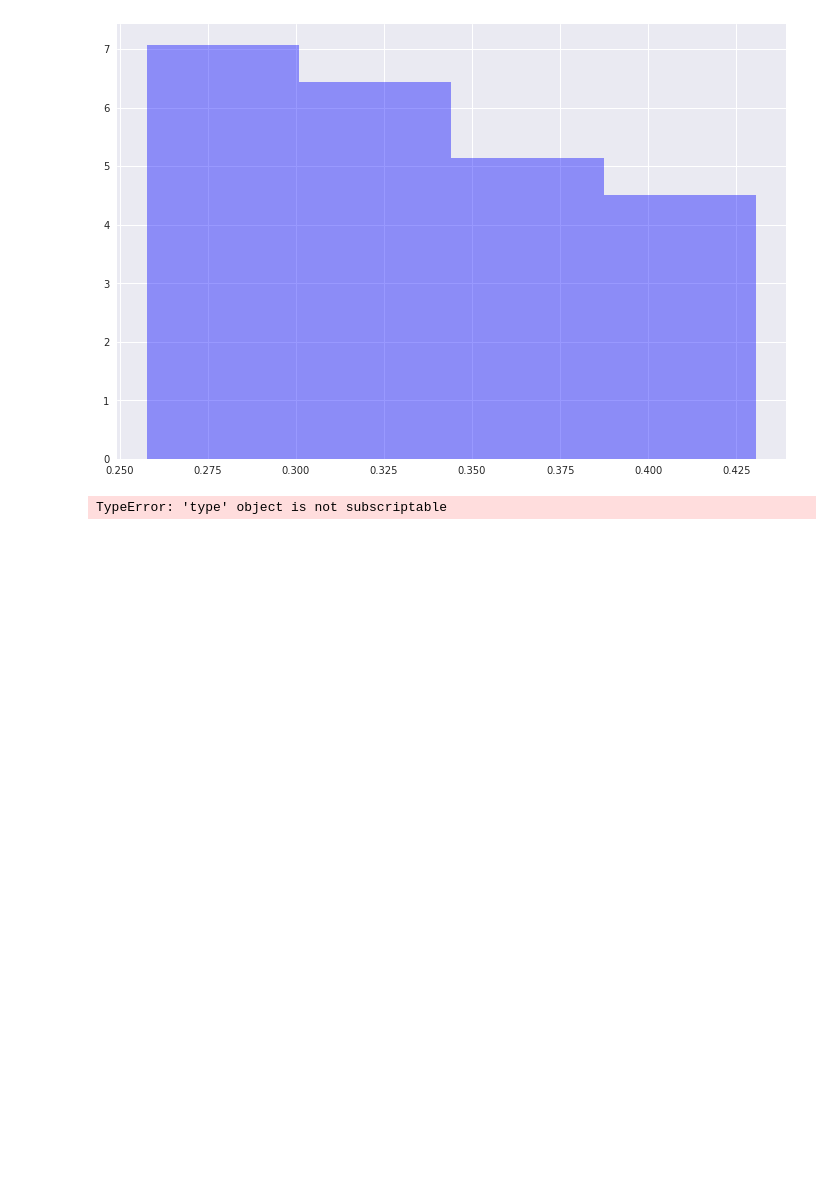
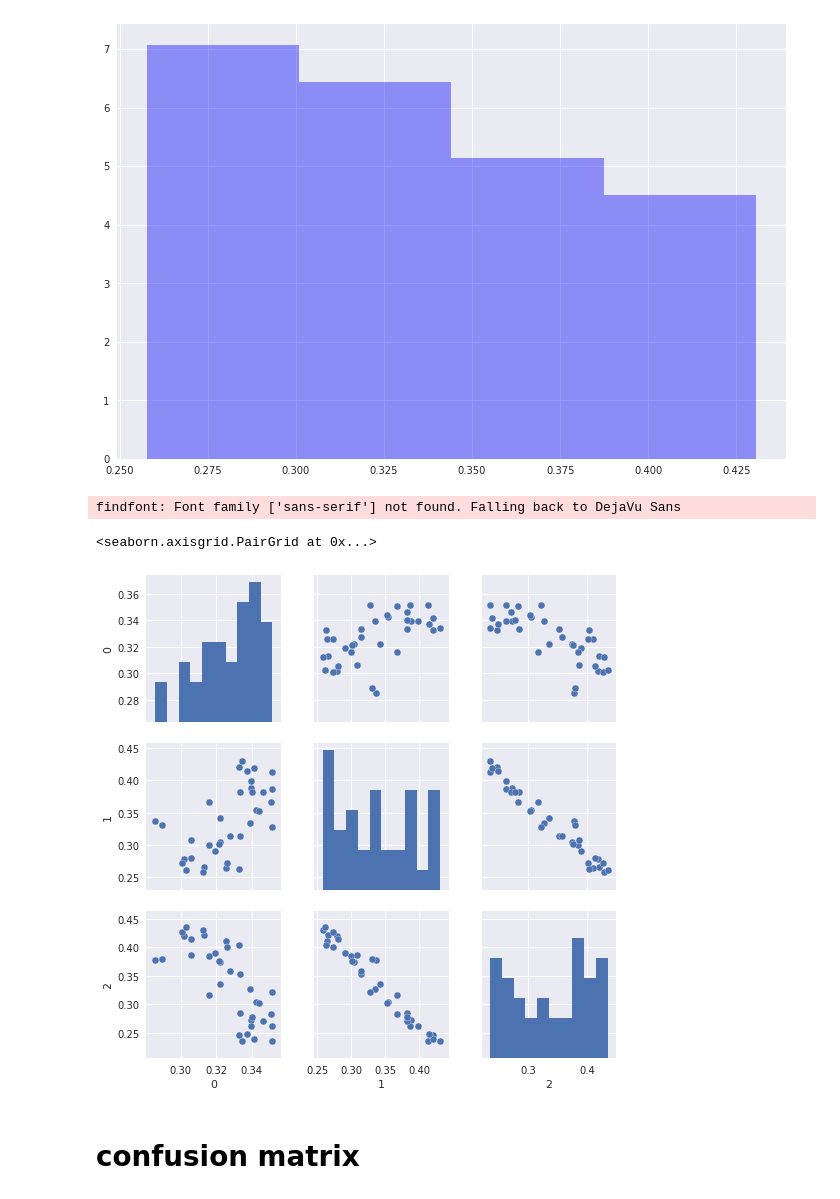
Before and after one commit to u-sky/kaggle-cervical-cancer-screening, a Jupyter notebook: Cervix EDA & Model selection.ipynb, the cells around one changed output. Saved outputs shown, nothing was run; the diff lists cells and outputs as text; code cells hidden in the pictures; blank space fills up the shorter version.

```diff
--- a/Cervix EDA & Model selection.ipynb
+++ b/Cervix EDA & Model selection.ipynb
@@ -480,7 +480,11 @@ TypeError: slice indices must be integers or None or have an __index__ method
 findfont: Font family ['sans-serif'] not found. Falling back to DejaVu Sans
 [figure]
 # %%
-dfy = pd.DataFrame[{'0':y_test_hat_p[:, 0], '1':y_test_hat_p[:1], '2':y_test_hat_p[:, 2]}]
+dfy = pd.DataFrame({'0':y_test_hat_p[:, 0], '1':y_test_hat_p[:,1], '2':y_test_hat_p[:, 2]})
 sns.pairplot(dfy)
 # %% [output]
-TypeError: 'type' object is not subscriptable
+findfont: Font family ['sans-serif'] not found. Falling back to DejaVu Sans
+<seaborn.axisgrid.PairGrid at 0x...>
+[figure, added]
+# %% [markdown]
+# confusion matrix
```
Also changed, not shown: parts of 1 cell of this notebook, 1 other file.
